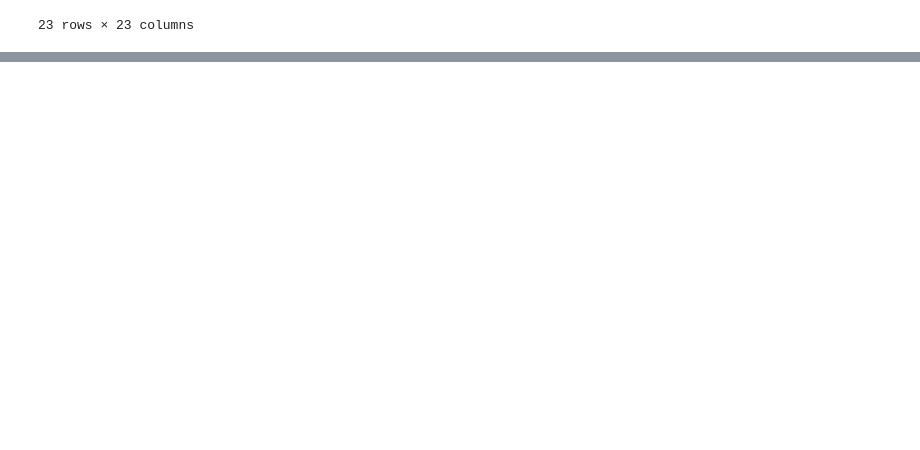
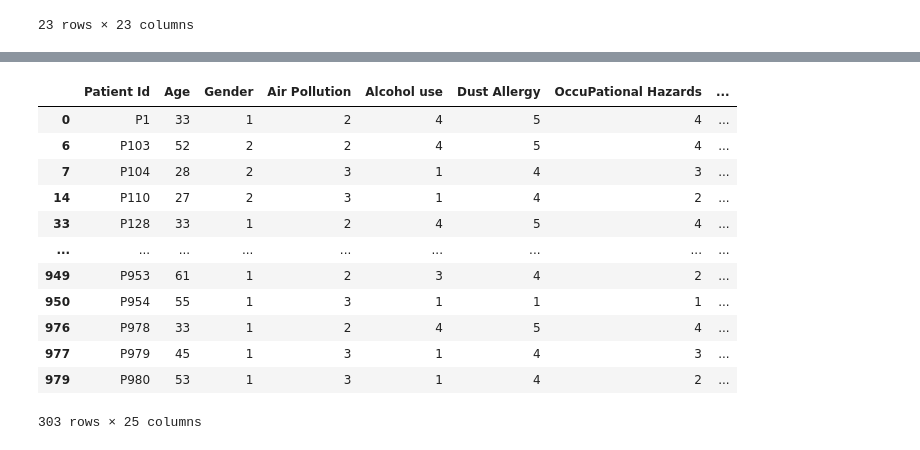
Before and after one commit to amarks5/Predicting-Lung-Cancer-Levels, a Jupyter notebook: Resources/cancer_patient_data_sets_review.ipynb, the cells around one changed output, grey strips where cells are left out. Drawn from its saved outputs; the diff is of its cells as text; code cells hidden in the pictures; blank space fills up the shorter version.

```diff
--- a/Resources/cancer_patient_data_sets_review.ipynb
+++ b/Resources/cancer_patient_data_sets_review.ipynb
@@ -116,0 +171,18 @@ read_file.to_csv ("cancer_patient_data_sets.csv", index = None, header=True)
+# %%
+# Create a dataframe for all cancer patients with a 'Low' level
+cancer_patient_low=cancer_patient_data_df[cancer_patient_data_df['Level'] == 'Low']
+cancer_patient_low
+# %% [output]
+|  | Patient Id | Age | Gender | Air Pollution | Alcohol use | Dust Allergy | OccuPational Hazards | ... |
+| 0 | P1 | 33 | 1 | 2 | 4 | 5 | 4 | ... |
+| 6 | P103 | 52 | 2 | 2 | 4 | 5 | 4 | ... |
+| 7 | P104 | 28 | 2 | 3 | 1 | 4 | 3 | ... |
+| 14 | P110 | 27 | 2 | 3 | 1 | 4 | 2 | ... |
+| 33 | P128 | 33 | 1 | 2 | 4 | 5 | 4 | ... |
+| ... | ... | ... | ... | ... | ... | ... | ... | ... |
+| 949 | P953 | 61 | 1 | 2 | 3 | 4 | 2 | ... |
+| 950 | P954 | 55 | 1 | 3 | 1 | 1 | 1 | ... |
+| 976 | P978 | 33 | 1 | 2 | 4 | 5 | 4 | ... |
+| 977 | P979 | 45 | 1 | 3 | 1 | 4 | 3 | ... |
+| 979 | P980 | 53 | 1 | 3 | 1 | 4 | 2 | ... |
+303 rows × 25 columns
```
Also changed, not shown: parts of 10 cells of this notebook.
